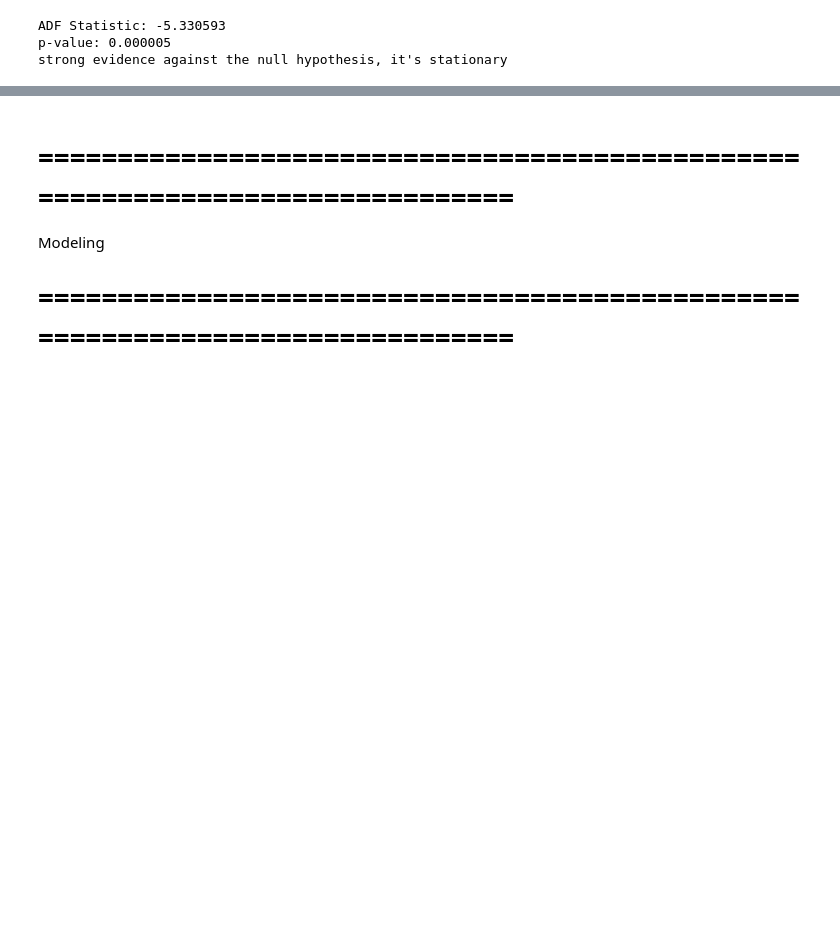
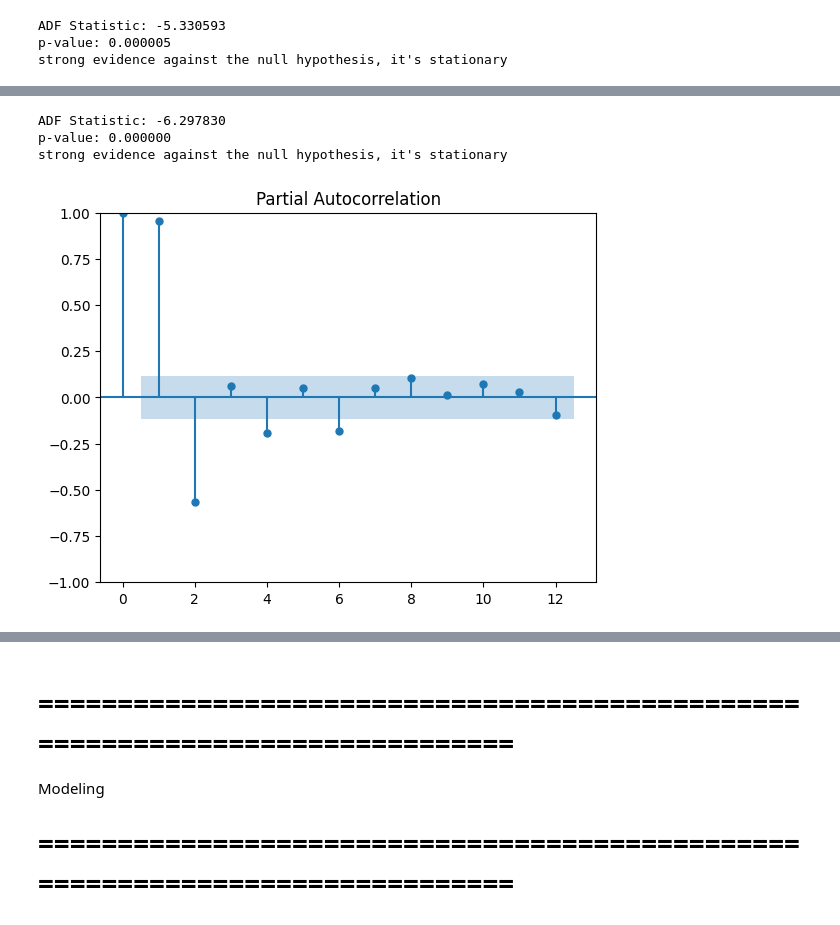
Before and after one commit to Nell87/forecasting_fuelprice, a Jupyter notebook: src/002.modeling.ipynb, the cells around one changed output, grey strips where cells are left out. Cells and saved outputs as stored; diff of their text form; code cells hidden in the pictures; blank space fills up the shorter version.

```diff
--- a/src/002.modeling.ipynb
+++ b/src/002.modeling.ipynb
@@ -157,0 +164,14 @@ strong evidence against the null hypothesis, it's stationary
+# %%
+# Check D (It's stationary, so we do not need any additional transformation to make it stationary D= 0)
+seasonal_dec = decomp.seasonal
+adf_test(seasonal_dec)
+# %% [output]
+ADF Statistic: -6.297830
+p-value: 0.000000
+strong evidence against the null hypothesis, it's stationary
+# %%
+# P = 6
+plot_pacf(seasonal_dec, lags =12)
+plt.show()
+# %% [output]
+[figure, added]
```
Also changed, not shown: parts of 26 cells of this notebook, 1 other file.
